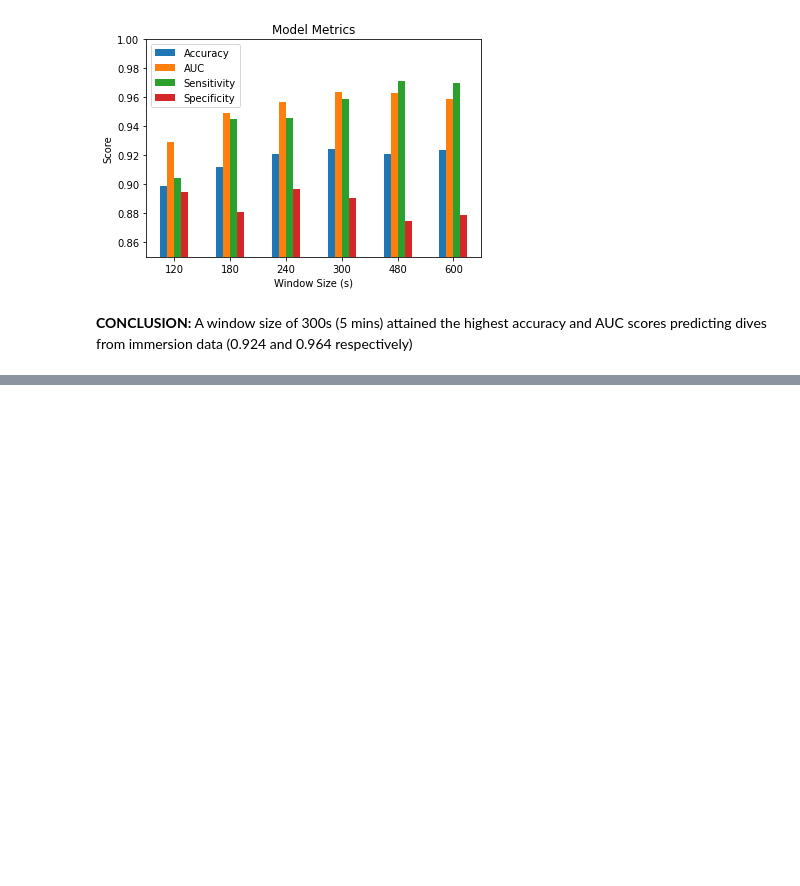
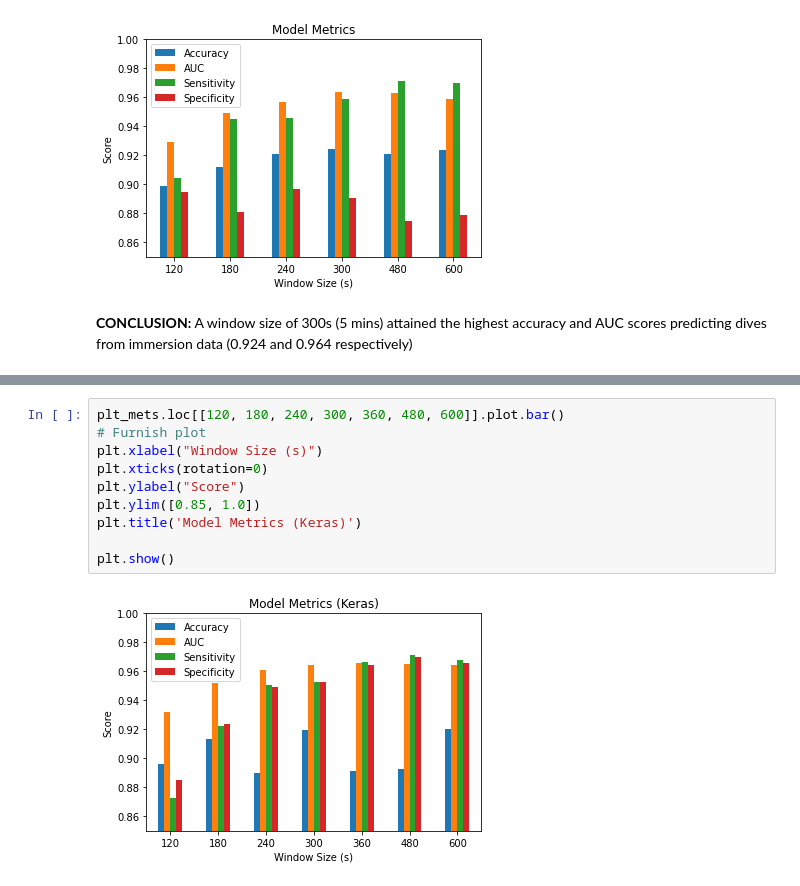
Before and after one commit to robinfreeman/seabirds_dive_predict, a Jupyter notebook: Code/IMM_window_comparison_h2o.ipynb, the cells around one changed output, grey strips where cells are left out. Cells and saved outputs as stored; diff of their text form; blank space fills up the shorter version.

```diff
--- a/Code/IMM_window_comparison_h2o.ipynb
+++ b/Code/IMM_window_comparison_h2o.ipynb
@@ -143,0 +308,12 @@ plt.show()
+# %%
+plt_mets.loc[[120, 180, 240, 300, 360, 480, 600]].plot.bar()
+# Furnish plot
+plt.xlabel("Window Size (s)")
+plt.xticks(rotation=0)
+plt.ylabel("Score")
+plt.ylim([0.85, 1.0])
+plt.title('Model Metrics (Keras)')
+
+plt.show()
+# %% [output]
+[figure, added]
```
Also changed, not shown: parts of 16 cells of this notebook, 7 other files.
